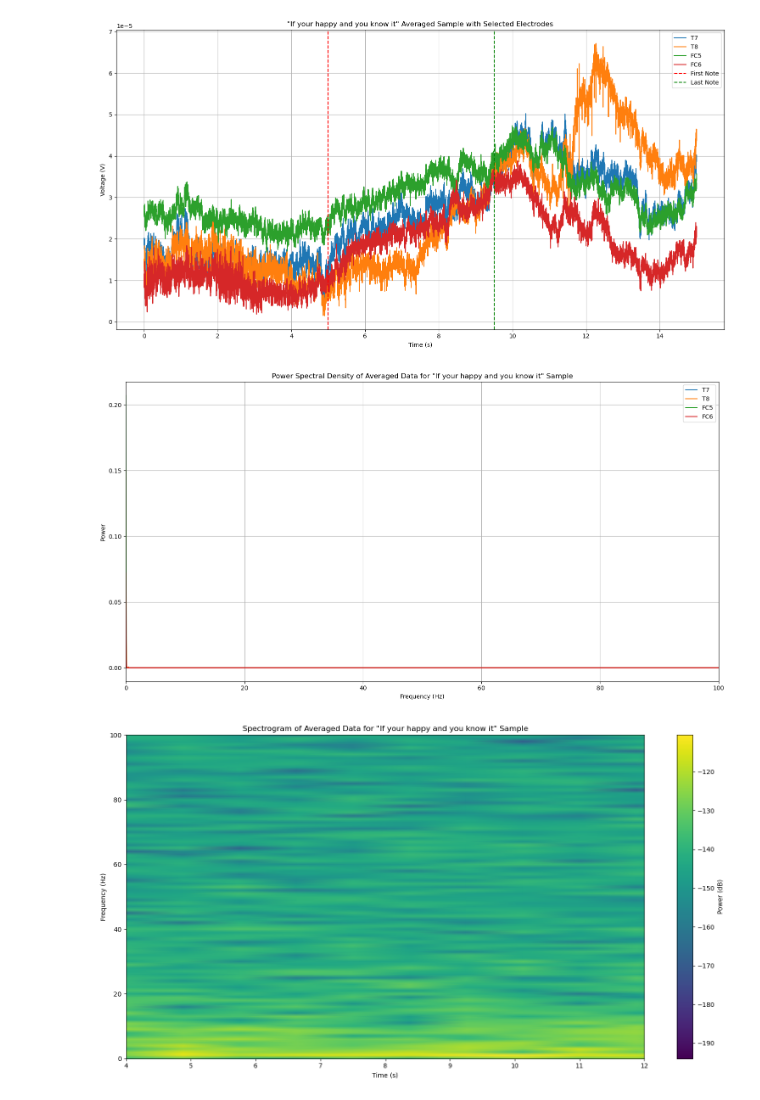
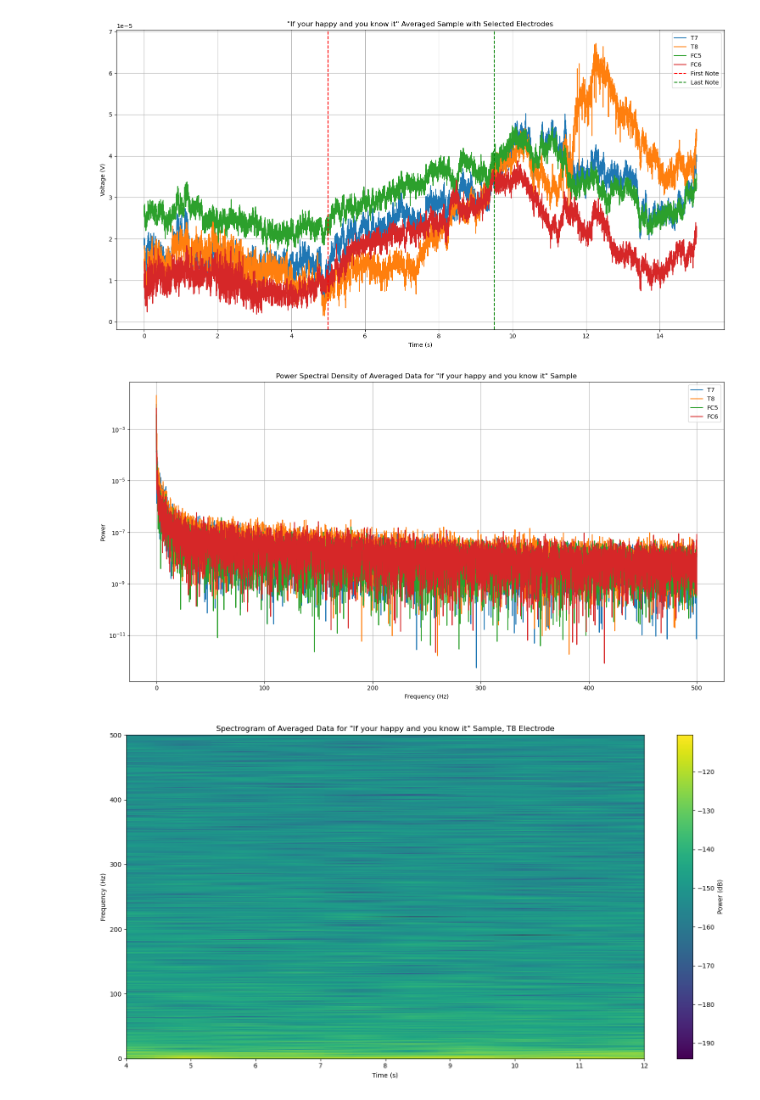
Before and after one commit to gregoryweber/cogs-118c-song-familiarity, a Jupyter notebook: main.ipynb, the cells around one changed output. Cells and saved outputs as stored; diff of their text form; code cells hidden in the pictures.

```diff
--- a/main.ipynb
+++ b/main.ipynb
@@ -183,25 +183,24 @@ plt.tight_layout()
 [figure]
 # %%
 # Plot the spectral density of the averaged data for the "if your happy and you know it" sample
-
-frequencies = np.fft.fftfreq(15000, 1/1000)
+frequencies = np.fft.fftfreq(len(average_data[0]), 1/1000)
 fft_data = np.fft.fft(average_data)
 fft_data = np.abs(fft_data)**2
 
 plt.figure(figsize=(15, 8))
-plt.plot(frequencies, fft_data[0], label='T7')
-plt.plot(frequencies, fft_data[1], label='T8')
-plt.plot(frequencies, fft_data[2], label='FC5')
-plt.plot(frequencies, fft_data[3], label='FC6')
+plt.plot(frequencies[frequencies > 0], fft_data[0, frequencies > 0], label='T7')
+plt.plot(frequencies[frequencies > 0], fft_data[1, frequencies > 0], label='T8')
+plt.plot(frequencies[frequencies > 0], fft_data[2, frequencies > 0], label='FC5')
+plt.plot(frequencies[frequencies > 0], fft_data[3, frequencies > 0], label='FC6')
 plt.xlabel('Frequency (Hz)')
-plt.xlim(0, 100)
+plt.yscale('log')
 plt.ylabel('Power')
 plt.title('Power Spectral Density of Averaged Data for "If your happy and you know it" Sample')
 plt.grid(True)
 plt.legend()
 plt.tight_layout()
 # %% [output]
-[figure, old version]
+[figure, new version]
 # %%
 # Spectrogram of the averaged data for the "if your happy and you know it" sample
 
@@ -212,11 +211,10 @@ plt.colorbar(label='Power (dB)')
 plt.ylabel('Frequency (Hz)')
 plt.xlabel('Time (s)')
 plt.xlim(4, 12)
-plt.ylim(0, 100)
-plt.title('Spectrogram of Averaged Data for "If your happy and you know it" Sample')
+plt.title('Spectrogram of Averaged Data for "If your happy and you know it" Sample, T8 Electrode')
 plt.tight_layout()
 # %% [output]
-[figure, old version]
+[figure, new version]
 # %%
 # Plot the spectral density for one subject
 
```
Also changed, not shown: parts of 5 cells of this notebook.
